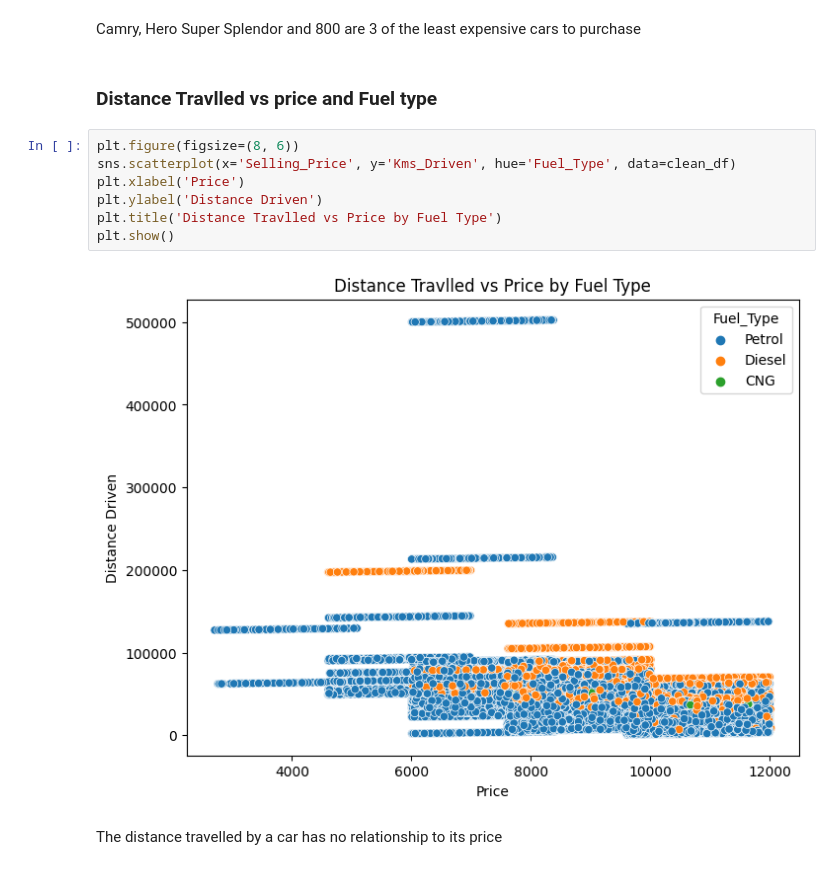
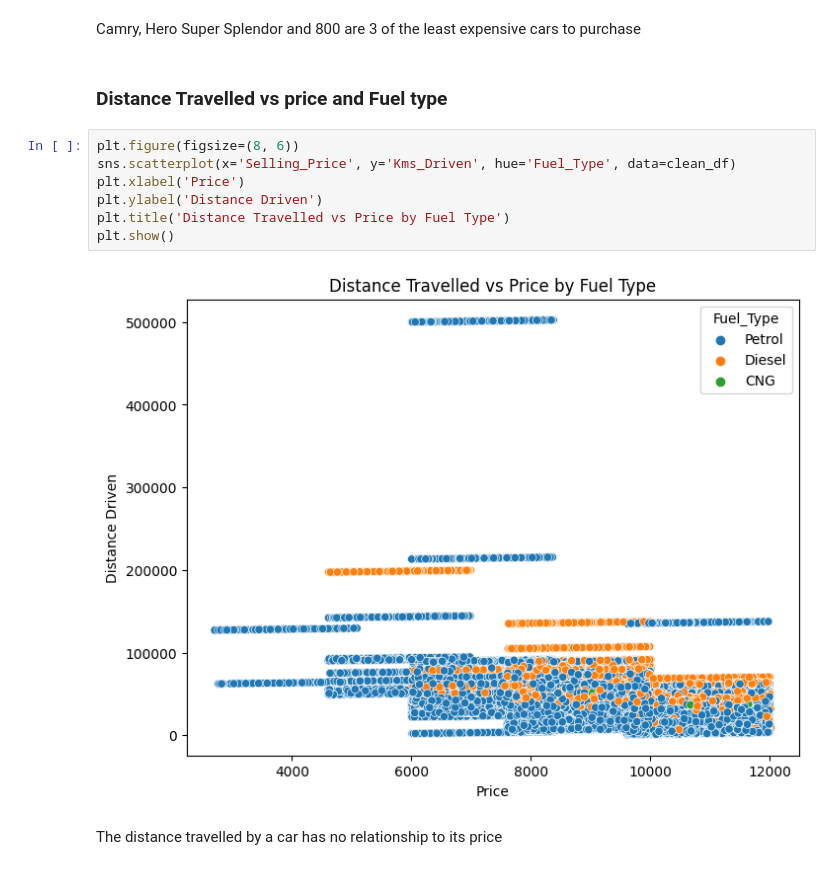
Before and after one commit to PatChizzy/KaggleX-, a Jupyter notebook: Car-analysis/Car Exploratory Data Analysis.ipynb, the cells around one changed output. Drawn from its saved outputs; the diff is of its cells as text.

```diff
--- a/Car-analysis/Car Exploratory Data Analysis.ipynb
+++ b/Car-analysis/Car Exploratory Data Analysis.ipynb
@@ -188,16 +184,16 @@ plt.show()
 # %% [markdown]
 Camry, Hero Super Splendor and 800 are 3 of the least expensive cars to purchase
 # %% [markdown]
-### Distance Travlled vs price and Fuel type
+### Distance Travelled vs price and Fuel type
 # %%
 plt.figure(figsize=(8, 6))
 sns.scatterplot(x='Selling_Price', y='Kms_Driven', hue='Fuel_Type', data=clean_df)
 plt.xlabel('Price')
 plt.ylabel('Distance Driven')
-plt.title('Distance Travlled vs Price by Fuel Type')
+plt.title('Distance Travelled vs Price by Fuel Type')
 plt.show()
 # %% [output]
-[figure, old version]
+[figure, new version]
 # %% [markdown]
 The distance travelled by a car has no relationship to its price
 # %% [markdown]
```
Also changed, not shown: parts of 7 cells of this notebook, 2 other files.
